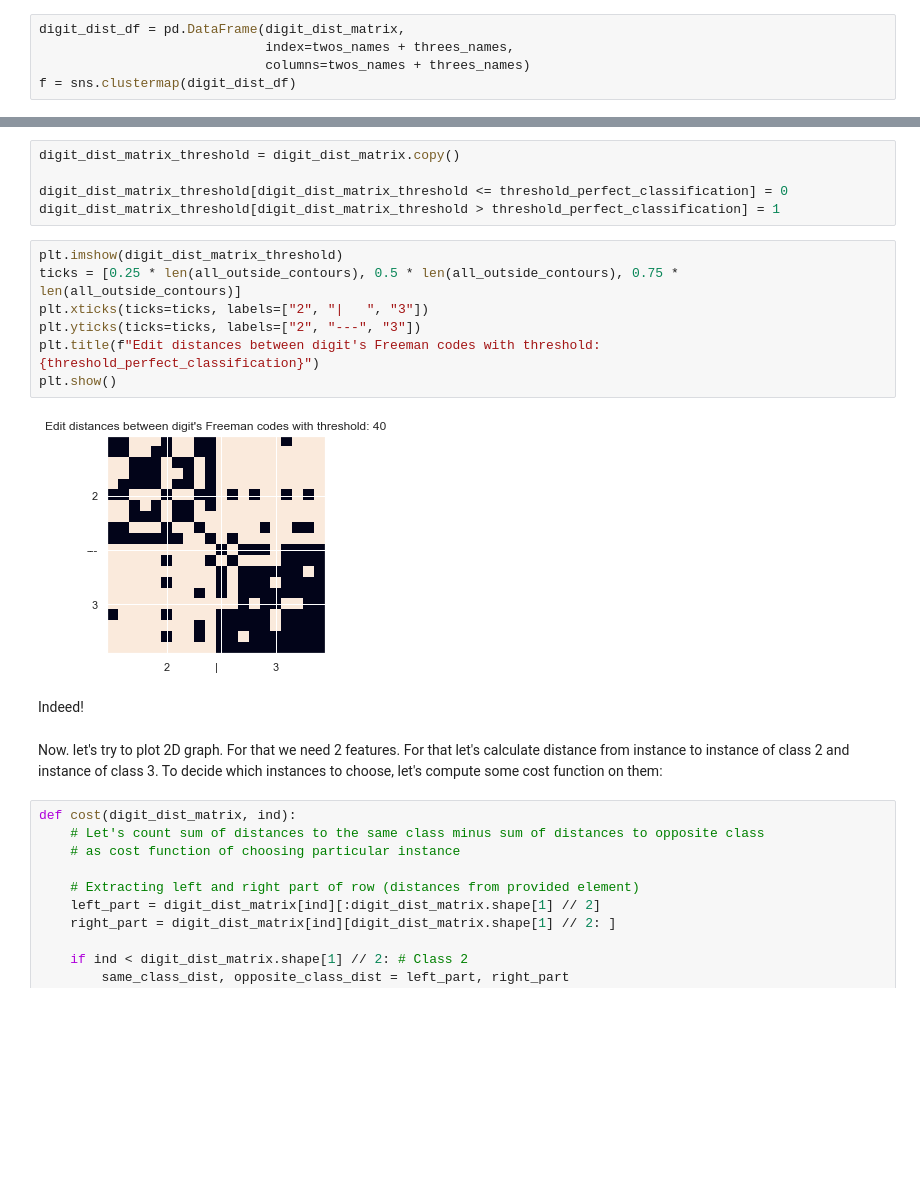
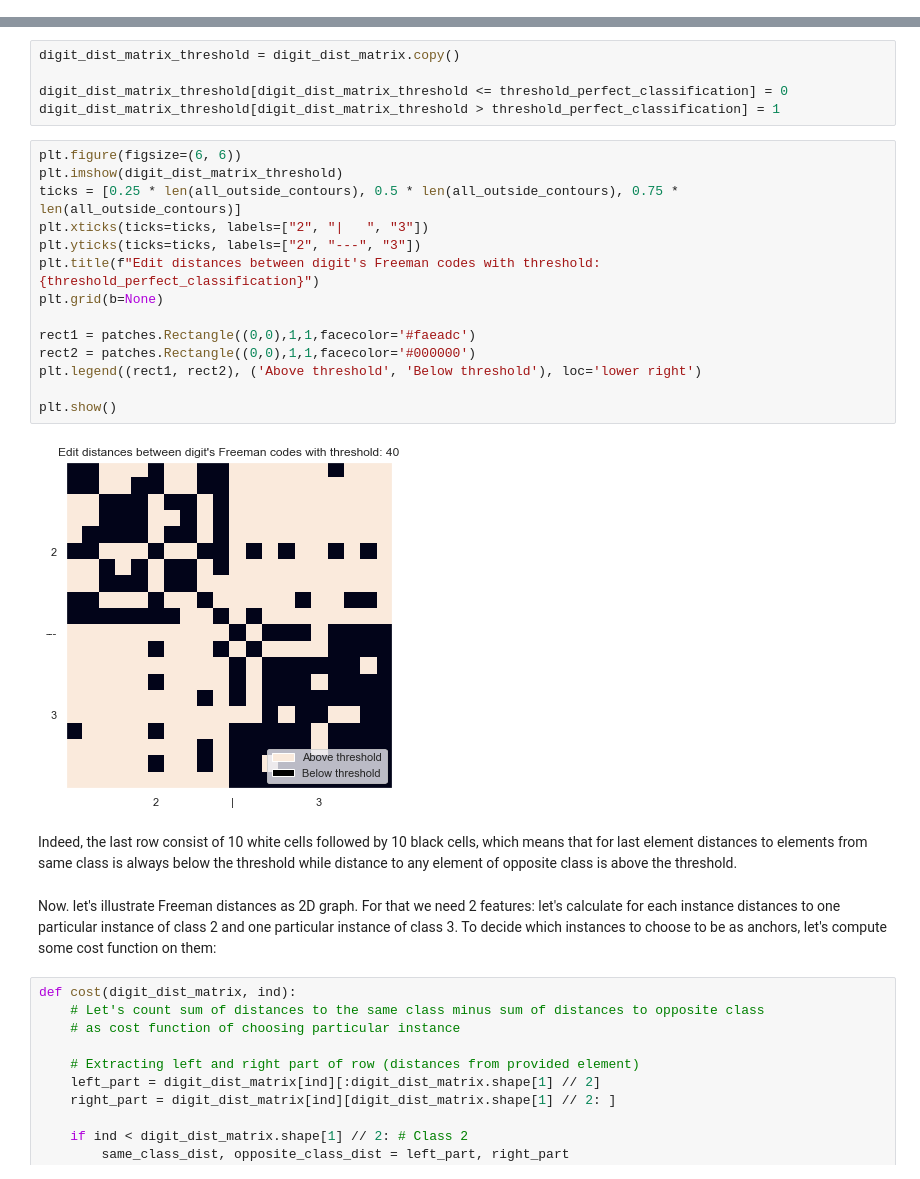
Before and after one commit to oganesManasian/Image-analysis-and-pattern-recognition, a Jupyter notebook: labs/lab_02_object_description.ipynb, the cells around one changed output, grey strips where cells are left out. Saved outputs shown, nothing was run; the diff lists cells and outputs as text; blank space fills up the shorter version.

```diff
--- a/labs/lab_02_object_description.ipynb
+++ b/labs/lab_02_object_description.ipynb
@@ -892,5 +894,0 @@ plt.show()
-# %%
-digit_dist_df = pd.DataFrame(digit_dist_matrix,
-                             index=twos_names + threes_names,
-                             columns=twos_names + threes_names)
-f = sns.clustermap(digit_dist_df)
@@ -998,18 +1003,25 @@ digit_dist_matrix_threshold = digit_dist_matrix.copy()
 digit_dist_matrix_threshold[digit_dist_matrix_threshold <= threshold_perfect_classification] = 0
 digit_dist_matrix_threshold[digit_dist_matrix_threshold > threshold_perfect_classification] = 1
 # %%
+plt.figure(figsize=(6, 6))
 plt.imshow(digit_dist_matrix_threshold)
 ticks = [0.25 * len(all_outside_contours), 0.5 * len(all_outside_contours), 0.75 * len(all_outside_contours)]
 plt.xticks(ticks=ticks, labels=["2", "|   ", "3"])
 plt.yticks(ticks=ticks, labels=["2", "---", "3"])
 plt.title(f"Edit distances between digit's Freeman codes with threshold: {threshold_perfect_classification}")
+plt.grid(b=None)
+
+rect1 = patches.Rectangle((0,0),1,1,facecolor='#faeadc')
+rect2 = patches.Rectangle((0,0),1,1,facecolor='#000000')
+plt.legend((rect1, rect2), ('Above threshold', 'Below threshold'), loc='lower right')
+
 plt.show()
 # %% [output]
-[figure, old version]
+[figure, new version]
-# %% [markdown]
-Indeed!
+# %% [markdown]
+Indeed, the last row consist of 10 white cells followed by 10 black cells, which means that for last element distances to elements from same class is always below the threshold while distance to any element of opposite class is above the threshold.
 # %% [markdown]
-Now. let's try to plot 2D graph. For that we need 2 features. For that let's calculate distance from instance to instance of class 2 and instance of class 3. To decide which instances to choose, let's compute some cost function on them:
+Now. let's illustrate Freeman distances as 2D graph. For that we need 2 features: let's calculate for each instance distances to one particular instance of class 2 and one particular instance of class 3. To decide which instances to choose to be as anchors, let's compute some cost function on them:
 # %%
 def cost(digit_dist_matrix, ind):
     # Let's count sum of distances to the same class minus sum of distances to opposite class
```
Also changed, not shown: parts of 30 cells of this notebook.
